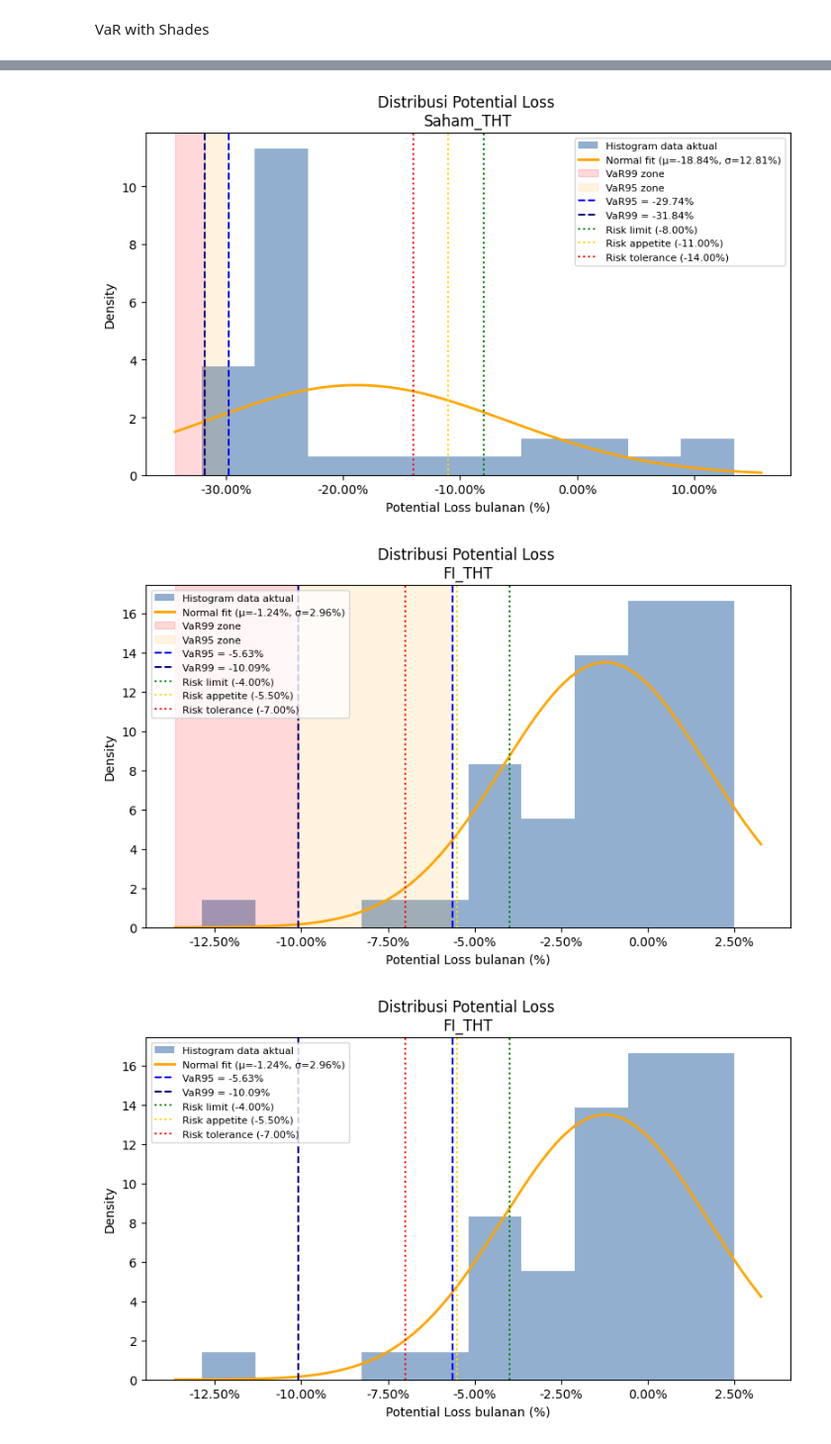
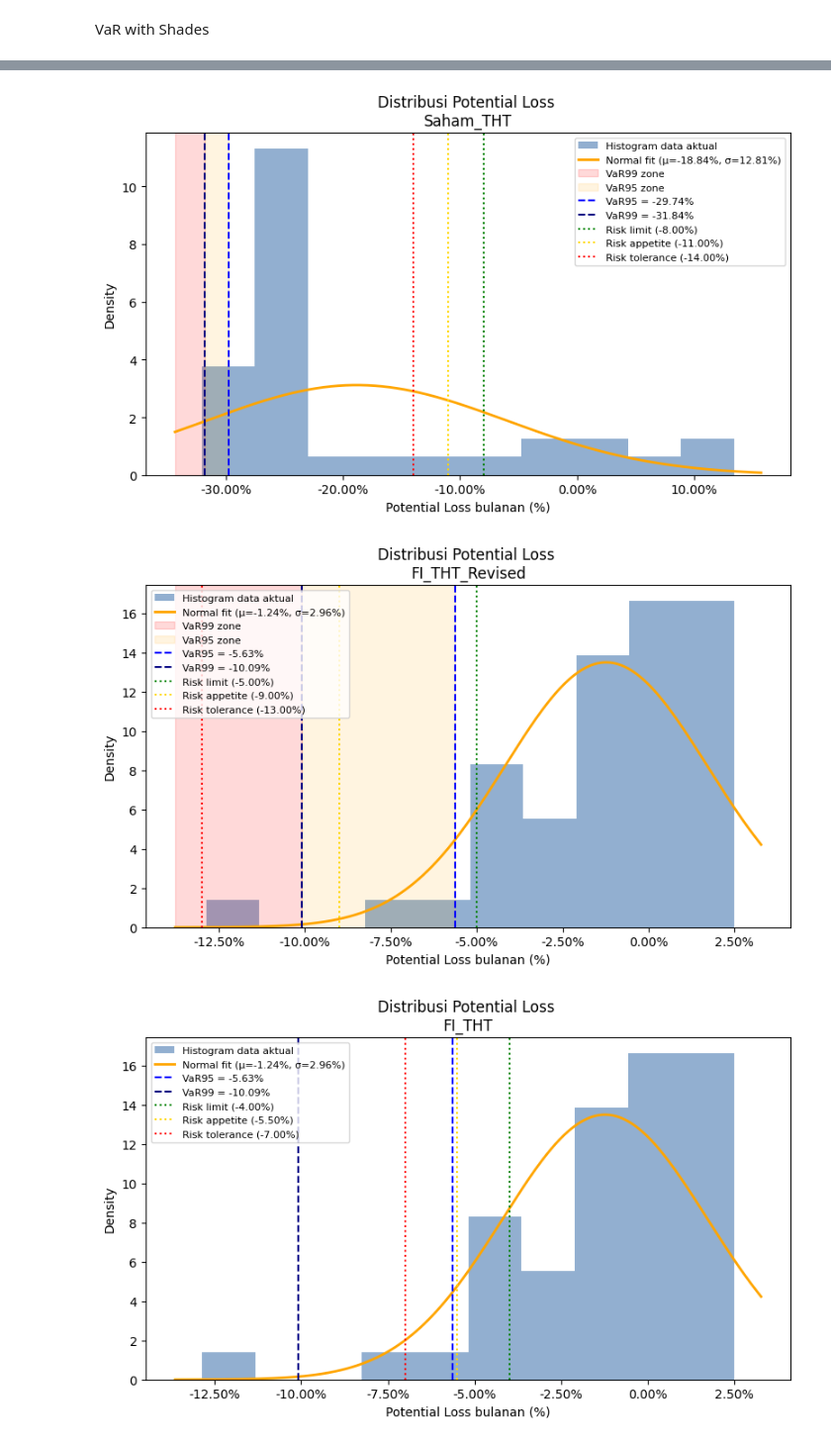
Before and after one commit to iqbaltanjung97/VaR, a Jupyter notebook: VaR.ipynb, the cells around one changed output, grey strips where cells are left out. Shown: that part at 99% size. Drawn from its saved outputs; the diff is of its cells as text; code cells hidden in the pictures.

```diff
--- a/VaR.ipynb
+++ b/VaR.ipynb
@@ -277,7 +277,7 @@ from scipy.stats import norm
 file_path = "PL_asset_classes.xlsx"
 df = pd.read_excel(file_path)
 
-# We will iterate over this dict (including FI_THT_Revised)
+# Iterate over this dict (including FI_THT_Revised)
 risk_thresholds = {
     "FI_THT":         {"appetite": -0.055, "tolerance": -0.07,  "limit": -0.04},
     "RD_THT":         {"appetite": -0.06,  "tolerance": -0.07,  "limit": -0.05},
@@ -287,10 +287,9 @@ risk_thresholds = {
 }
 
 for name, thr in risk_thresholds.items():
-    # Decide which column in df to use
+    # Decide which data column to use
     if name.endswith("_Revised"):
-        # use the original column name (before _Revised)
-        col = name.replace("_Revised", "")
+        col = name.replace("_Revised", "")   # reuse FI_THT data
     else:
         col = name
 
@@ -298,10 +297,11 @@ for name, thr in risk_thresholds.items():
     mu = series.mean()
     sigma = series.std(ddof=1)
 
+    # Historical VaR (empirical)
     q05 = series.quantile(0.05)
     q01 = series.quantile(0.01)
 
-    thr = risk_thresholds[col]
+    # Thresholds for THIS scenario (original or revised)
     lim = thr["limit"]
     app = thr["appetite"]
     tol = thr["tolerance"]
@@ -333,36 +333,35 @@ for name, thr in risk_thresholds.items():
     ax.axvspan(q01, q05,
                alpha=0.12, color="orange", label="VaR95 zone")
 
     # === VaR LINES ===
     ax.axvline(q05, linestyle="--", linewidth=1.5, color="blue",
                label=f"VaR95 = {q05:.2%}")
-
     ax.axvline(q01, linestyle="--", linewidth=1.5, color="navy",
                label=f"VaR99 = {q01:.2%}")
 
     # === THRESHOLD LINES ===
     ax.axvline(lim, linestyle=":", color="green", linewidth=1.5,
                label=f"Risk limit ({lim:.2%})")
     ax.axvline(app, linestyle=":", color="gold", linewidth=1.5,
                label=f"Risk appetite ({app:.2%})")
     ax.axvline(tol, linestyle=":", color="red", linewidth=1.5,
                label=f"Risk tolerance ({tol:.2%})")
 
     # Format x-axis as %
     ax.xaxis.set_major_formatter(FuncFormatter(lambda x, _: f"{x*100:.2f}%"))
 
-    ax.set_title(f"Distribusi Potential Loss \n{col}")
+    ax.set_title(f"Distribusi Potential Loss \n{name}")
     ax.set_xlabel("Potential Loss bulanan (%)")
     ax.set_ylabel("Density")
     ax.grid(False)
     ax.legend(fontsize=8, frameon=True)
     plt.tight_layout()
     plt.show()
 # %% [output]
 [figure]
 [figure]
 [figure]
-[figure, old version]
+[figure, new version]
 # %%
 import pandas as pd
 import numpy as np
```
Also changed, not shown: 2 other files.
